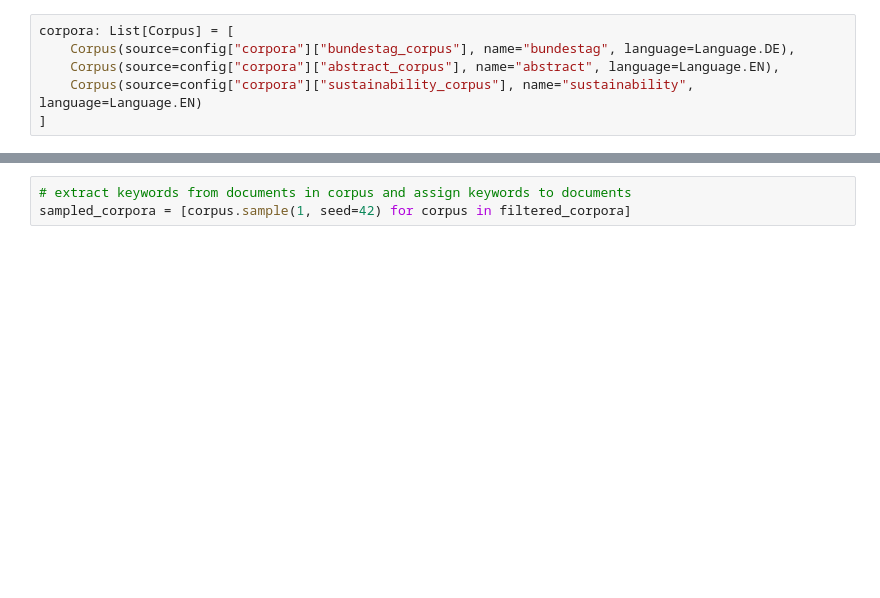
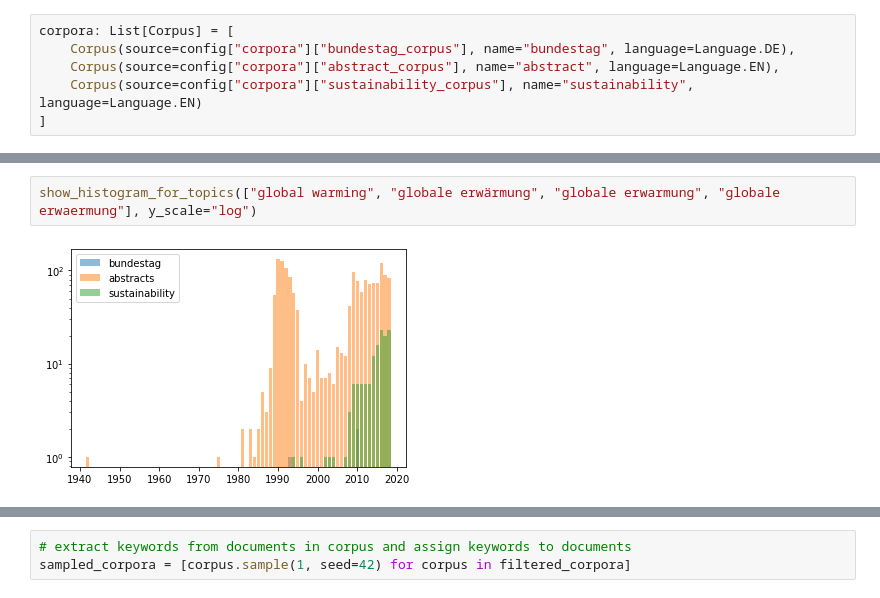
Before and after one commit to philipptrenz/climate-keywords, a Jupyter notebook: pipeline.ipynb, the cells around one changed output, grey strips where cells are left out. Saved outputs shown, nothing was run; the diff lists cells and outputs as text; blank space fills up the shorter version.

```diff
--- a/pipeline.ipynb
+++ b/pipeline.ipynb
@@ -50,0 +48,4 @@ multi_bar_histogram(mult_years, mult_counts, labels=["bundestag", "abstracts", "
+# %%
+show_histogram_for_topics(["global warming", "globale erwärmung", "globale erwarmung", "globale erwaermung"], y_scale="log")
+# %% [output]
+[figure, added]
```
Also changed, not shown: parts of 13 cells of this notebook.
